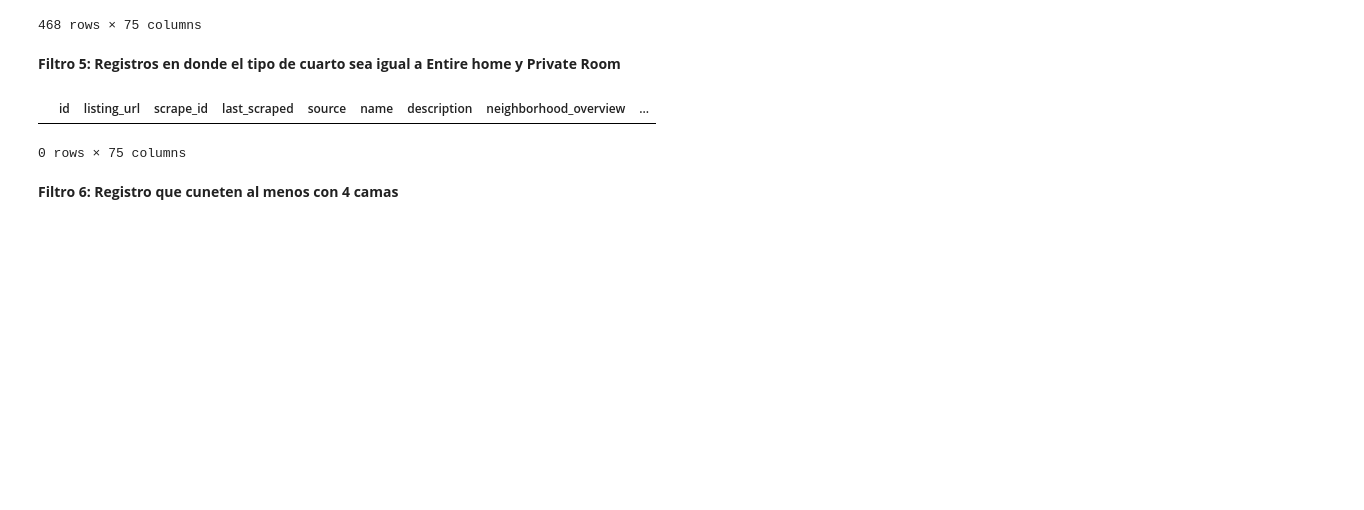
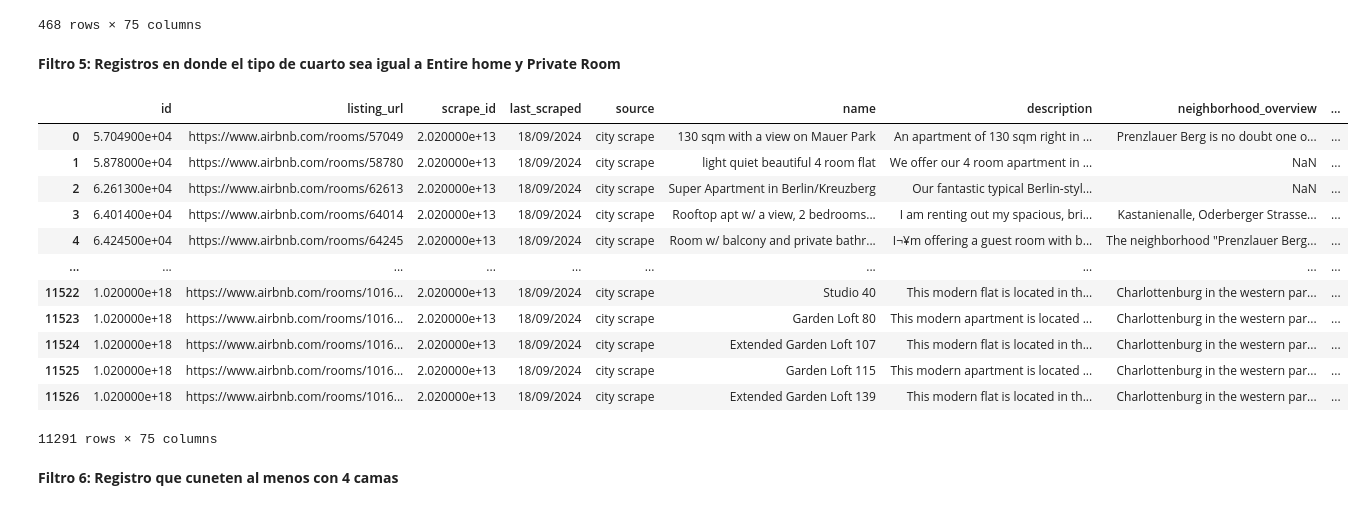
Before and after one commit to GabLopezAl/Extraccion-de-los-datos, a Jupyter notebook: Actividad_2.3_Evaluacion/Evaluacion.ipynb, the cells around one changed output. Drawn from its saved outputs; the diff is of its cells as text; code cells hidden in the pictures; blank space fills up the shorter version.

```diff
--- a/Actividad_2.3_Evaluacion/Evaluacion.ipynb
+++ b/Actividad_2.3_Evaluacion/Evaluacion.ipynb
@@ -124,8 +124,20 @@ filtro4.to_csv("Filtro4_Accommodates_5.csv")
 # %% [markdown]
 **Filtro 5: Registros en donde el tipo de cuarto sea igual a Entire home y Private Room**
 # %%
-filtro5 = df[(df["room_type"] == "Entire home/apt") & (df["room_type"] == "Private room")]
+# Se usó la variable room_type para mostrar registros igual a Entire home y Private room
+filtro5 = df[(df["room_type"] == "Entire home/apt") | (df["room_type"] == "Private room")]
 filtro5
 # %% [output]
 |  | id | listing_url | scrape_id | last_scraped | source | name | description | neighborhood_overview | ... |
+| 0 | 5.704900e+04 | https://www.airbnb.com/rooms/57049 | 2.020000e+13 | 18/09/2024 | city scrape | 130 sqm with a view on Mauer Park | An apartment of 130 sqm right in ... | Prenzlauer Berg is no doubt one o... | ... |
+| 1 | 5.878000e+04 | https://www.airbnb.com/rooms/58780 | 2.020000e+13 | 18/09/2024 | city scrape | light quiet beautiful 4 room flat | We offer our 4 room apartment in ... | NaN | ... |
+| 2 | 6.261300e+04 | https://www.airbnb.com/rooms/62613 | 2.020000e+13 | 18/09/2024 | city scrape | Super Apartment in Berlin/Kreuzberg | Our fantastic typical Berlin-styl... | NaN | ... |
+| 3 | 6.401400e+04 | https://www.airbnb.com/rooms/64014 | 2.020000e+13 | 18/09/2024 | city scrape | Rooftop apt w/ a view, 2 bedrooms... | I am renting out my spacious, bri... | Kastanienalle, Oderberger Strasse... | ... |
+| 4 | 6.424500e+04 | https://www.airbnb.com/rooms/64245 | 2.020000e+13 | 18/09/2024 | city scrape | Room w/ balcony and private bathr... | I¬¥m offering a guest room with b... | The neighborhood "Prenzlauer Berg... | ... |
+| ... | ... | ... | ... | ... | ... | ... | ... | ... | ... |
+| 11522 | 1.020000e+18 | https://www.airbnb.com/rooms/1016... | 2.020000e+13 | 18/09/2024 | city scrape | Studio 40 | This modern flat is located in th... | Charlottenburg in the western par... | ... |
+| 11523 | 1.020000e+18 | https://www.airbnb.com/rooms/1016... | 2.020000e+13 | 18/09/2024 | city scrape | Garden Loft 80 | This modern apartment is located ... | Charlottenburg in the western par... | ... |
+| 11524 | 1.020000e+18 | https://www.airbnb.com/rooms/1016... | 2.020000e+13 | 18/09/2024 | city scrape | Extended Garden Loft 107 | This modern flat is located in th... | Charlottenburg in the western par... | ... |
+| 11525 | 1.020000e+18 | https://www.airbnb.com/rooms/1016... | 2.020000e+13 | 18/09/2024 | city scrape | Garden Loft 115 | This modern apartment is located ... | Charlottenburg in the western par... | ... |
+| 11526 | 1.020000e+18 | https://www.airbnb.com/rooms/1016... | 2.020000e+13 | 18/09/2024 | city scrape | Extended Garden Loft 139 | This modern flat is located in th... | Charlottenburg in the western par... | ... |
-0 rows × 75 columns
+11291 rows × 75 columns
```
Also changed, not shown: parts of 1 cell of this notebook, 1 other file.
